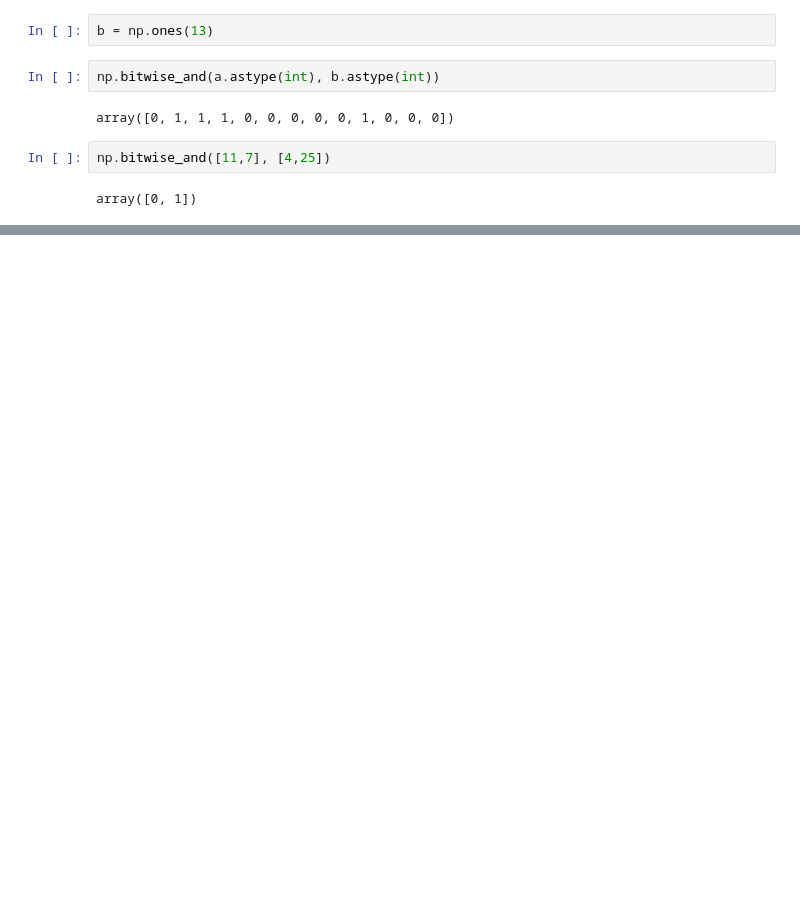
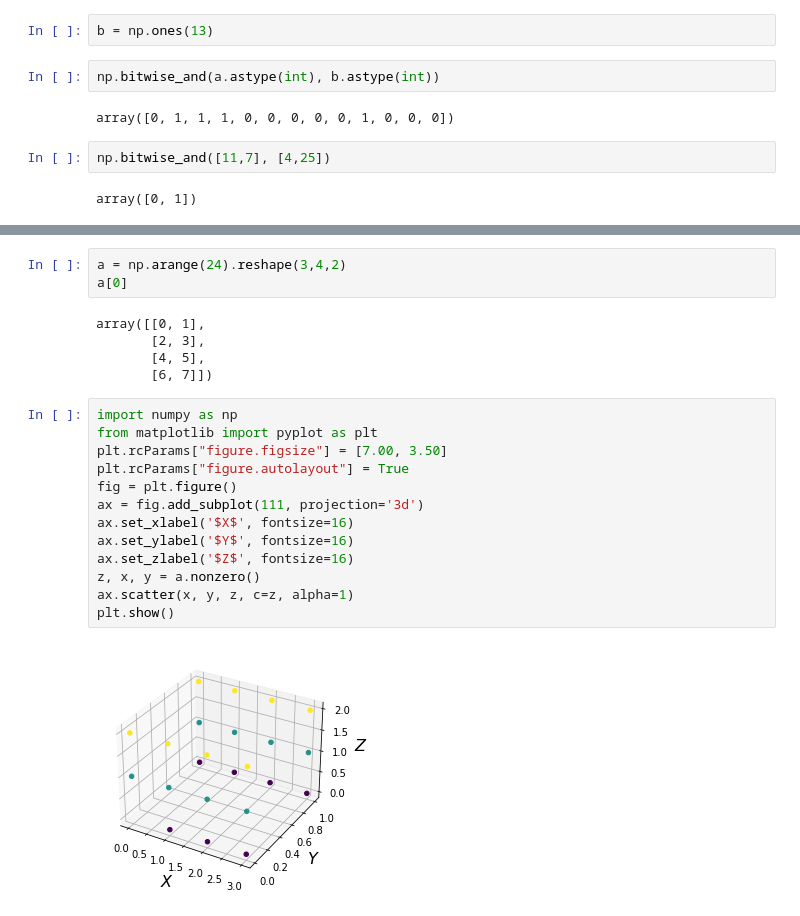
Before and after one commit to khysokhornrupp/RUPP-Apriori-, a Jupyter notebook: numpy_learning.ipynb, the cells around one changed output, grey strips where cells are left out. Cells and saved outputs as stored; diff of their text form; blank space fills up the shorter version.

```diff
--- a/numpy_learning.ipynb
+++ b/numpy_learning.ipynb
@@ -294,0 +299,23 @@ array([0, 1])
+# %%
+a = np.arange(24).reshape(3,4,2)
+a[0]
+# %% [output]
+array([[0, 1],
+       [2, 3],
+       [4, 5],
+       [6, 7]])
+# %%
+import numpy as np
+from matplotlib import pyplot as plt
+plt.rcParams["figure.figsize"] = [7.00, 3.50]
+plt.rcParams["figure.autolayout"] = True
+fig = plt.figure()
+ax = fig.add_subplot(111, projection='3d')
+ax.set_xlabel('$X$', fontsize=16)
+ax.set_ylabel('$Y$', fontsize=16)
+ax.set_zlabel('$Z$', fontsize=16)
+z, x, y = a.nonzero()
+ax.scatter(x, y, z, c=z, alpha=1)
+plt.show()
+# %% [output]
+[figure, added]
```
Also changed, not shown: parts of 22 cells of this notebook, 7 other files.
